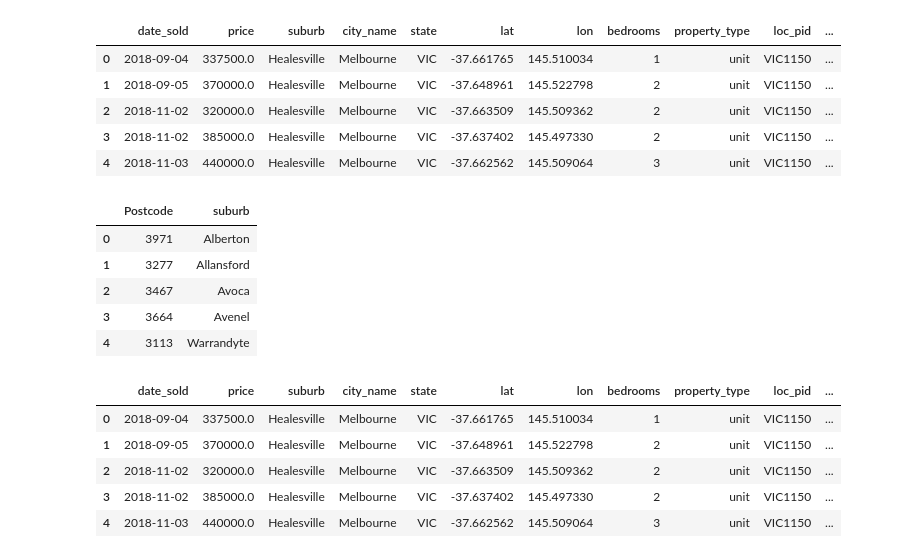
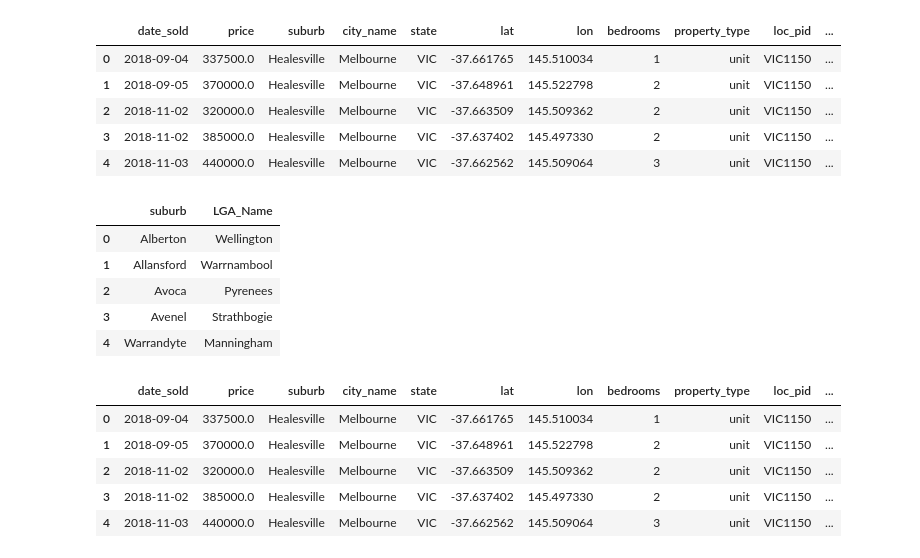
Before and after one commit to jeremychiaa/covid-victorian-real-estate, a Jupyter notebook: cleaned_house.ipynb, the cells around one changed output. Drawn from its saved outputs; the diff is of its cells as text; code cells hidden in the pictures.

```diff
--- a/cleaned_house.ipynb
+++ b/cleaned_house.ipynb
@@ -77,17 +77,17 @@ victorian_sales_df.head()
 | 3 | 2018-11-02 | 385000.0 | Healesville | Melbourne | VIC | -37.637402 | 145.497330 | 2 | unit | VIC1150 | ... |
 | 4 | 2018-11-03 | 440000.0 | Healesville | Melbourne | VIC | -37.662562 | 145.509064 | 3 | unit | VIC1150 | ... |
 # %%
-# Set the path for a CSV created to match postcodes and suburbs and read into a dataframe
-path = "output/postcode_suburb_df.csv"
+# Set the path for a CSV created to match suburbs and Local Government Areas and read into a dataframe
+path = "output/suburb_lga_df.csv"
 
-postcode_df = pd.read_csv(path)
-postcode_df.rename(columns = {"Suburb": "suburb"}, inplace=True)
-postcode_df.head()
+suburb_lga_df = pd.read_csv(path)
+suburb_lga_df.rename(columns = {"Suburb": "suburb"}, inplace=True)
+suburb_lga_df.head()
 # %% [output]
-|  | Postcode | suburb |
-| 0 | 3971 | Alberton |
-| 1 | 3277 | Allansford |
-| 2 | 3467 | Avoca |
-| 3 | 3664 | Avenel |
-| 4 | 3113 | Warrandyte |
+|  | suburb | LGA_Name |
+| 0 | Alberton | Wellington |
+| 1 | Allansford | Warrnambool |
+| 2 | Avoca | Pyrenees |
+| 3 | Avenel | Strathbogie |
+| 4 | Warrandyte | Manningham |
 # %%
```
Also changed, not shown: parts of 10 cells of this notebook, 3 other files.
